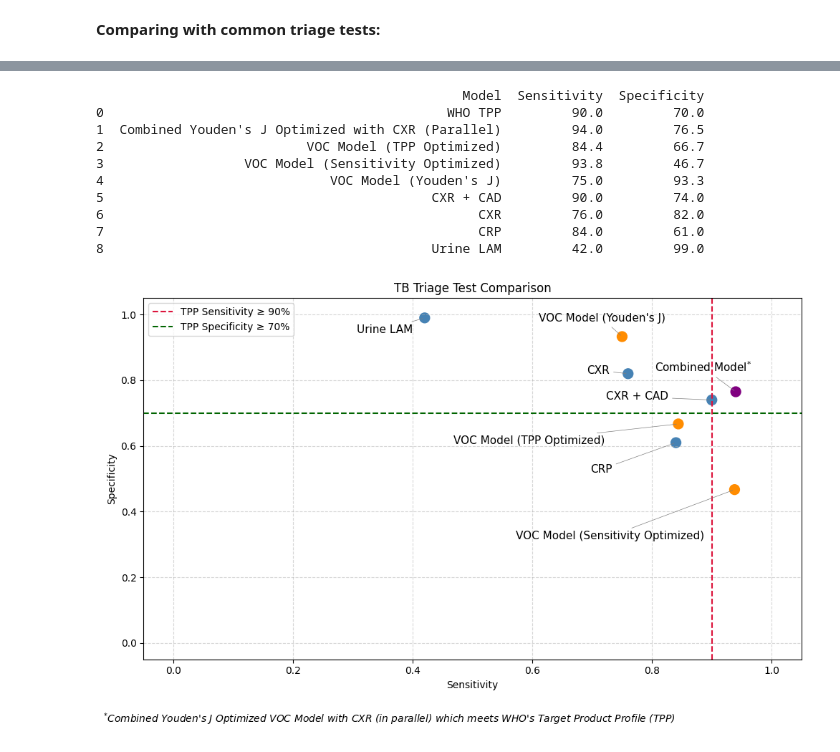
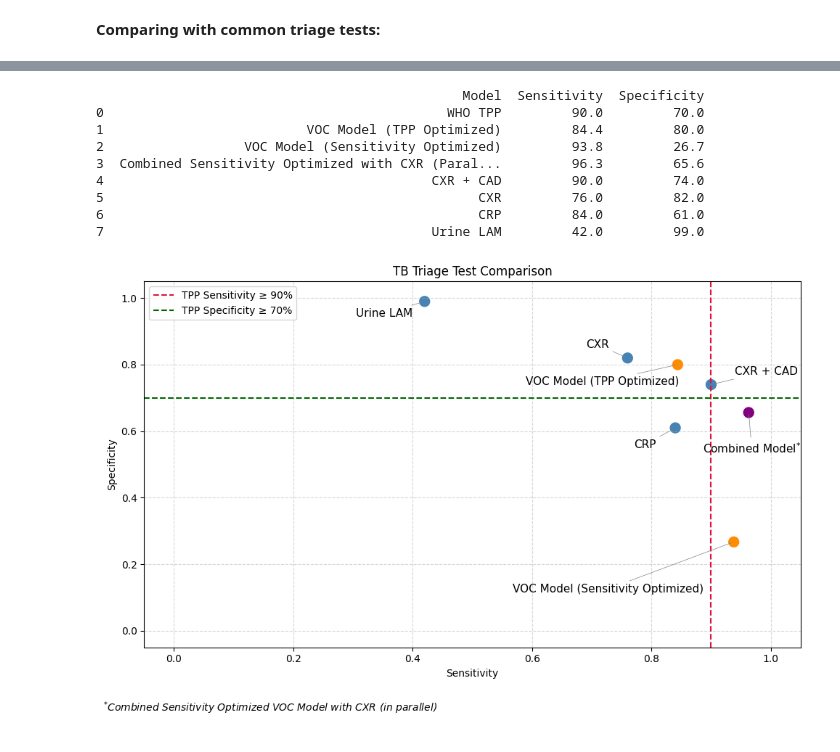
Before and after one commit to tyst-ucsf/capstone-project, a Jupyter notebook: 1e_Comparison.ipynb, the cells around one changed output, grey strips where cells are left out. Cells and saved outputs as stored; diff of their text form; code cells hidden in the pictures.

```diff
--- a/1e_Comparison.ipynb
+++ b/1e_Comparison.ipynb
@@ -110,9 +98,8 @@ models = [
     {"Name": "CXR", "Sensitivity": .76, "Specificity": .82},
     {"Name": "CXR + CAD", "Sensitivity": .90, "Specificity": .74},
     {"Name": "Urine LAM", "Sensitivity": .42, "Specificity": .99},
-    {"Name": "VOC Model (TPP Optimized)", "Sensitivity": .844, "Specificity": .667},
-    {"Name": "VOC Model (Sensitivity Optimized)", "Sensitivity": .938, "Specificity": .467},
-    {"Name": "VOC Model (Youden's J)", "Sensitivity": .75, "Specificity": .933}
+    {"Name": "VOC Model (TPP Optimized)", "Sensitivity": .844, "Specificity": .800},
+    {"Name": "VOC Model (Sensitivity Optimized)", "Sensitivity": .938, "Specificity": .267}
 ]
 # %%
 # Extract for plotting
@@ -262,11 +245,10 @@ models_data = [
     {"Model": "CXR", "Sensitivity": 0.76, "Specificity": 0.82},
     {"Model": "CXR + CAD", "Sensitivity": 0.90, "Specificity": 0.74},
     {"Model": "Urine LAM", "Sensitivity": 0.42, "Specificity": 0.99},
-    {"Model": "VOC Model (TPP Optimized)", "Sensitivity": .844, "Specificity": .667},
-    {"Model": "VOC Model (Sensitivity Optimized)", "Sensitivity": .938, "Specificity": .467},
-    {"Model": "VOC Model (Youden's J)", "Sensitivity": .75, "Specificity": .933},
+    {"Model": "VOC Model (TPP Optimized)", "Sensitivity": .844, "Specificity": .800},
+    {"Model": "VOC Model (Sensitivity Optimized)", "Sensitivity": .938, "Specificity": .267},
     {"Model": "WHO TPP", "Sensitivity": 0.90, "Specificity": 0.70},
-    {"Model": "Combined Youden's J Optimized with CXR (Parallel)", "Sensitivity": .940, "Specificity": .765}
+    {"Model": "Combined Sensitivity Optimized with CXR (Parallel)", "Sensitivity": .963, "Specificity": .656}
 ]
 
 df = pd.DataFrame(models_data)
@@ -278,10 +260,9 @@ df["Specificity"] = (df["Specificity"] * 100).round(1)
 df = df[["Model", "Sensitivity", "Specificity"]]
 custom_order = [
     "WHO TPP",
-    "Combined Youden's J Optimized with CXR (Parallel)",
     "VOC Model (TPP Optimized)",
     "VOC Model (Sensitivity Optimized)",
-    "VOC Model (Youden's J)",
+    "Combined Sensitivity Optimized with CXR (Parallel)",
     "CXR + CAD",
     "CXR",
     "CRP",
@@ -297,14 +278,13 @@ summary_combined_models.to_excel("output_summary_combined_models_interpretation.
 # %% [output]
                                                Model  Sensitivity  Specificity
 0                                            WHO TPP         90.0         70.0
-1  Combined Youden's J Optimized with CXR (Parallel)         94.0         76.5
-2                          VOC Model (TPP Optimized)         84.4         66.7
-3                  VOC Model (Sensitivity Optimized)         93.8         46.7
-4                             VOC Model (Youden's J)         75.0         93.3
-5                                          CXR + CAD         90.0         74.0
-6                                                CXR         76.0         82.0
-7                                                CRP         84.0         61.0
-8                                          Urine LAM         42.0         99.0
+1                          VOC Model (TPP Optimized)         84.4         80.0
+2                  VOC Model (Sensitivity Optimized)         93.8         26.7
+3  Combined Sensitivity Optimized with CXR (Paral...         96.3         65.6
+4                                          CXR + CAD         90.0         74.0
+5                                                CXR         76.0         82.0
+6                                                CRP         84.0         61.0
+7                                          Urine LAM         42.0         99.0
 # %%
 # replotting but with comparisons, too
 filtered_models = [m for m in models_data if m["Model"] != "WHO TPP"]
@@ -325,13 +305,12 @@ for name in names:
 # did these custom for better presentation
 label_offsets = {
     "VOC Model (Sensitivity Optimized)": (-125, -50),
-    "VOC Model (TPP Optimized)": (-150, -20),
-    "VOC Model (Youden's J)": (-20, 15),
-    "CXR": (-30, 0),
-    "CRP": (-75, -30),
+    "VOC Model (TPP Optimized)": (-75, -20),
+    "CXR": (-30, 10),
+    "CRP": (-30, -20),
     "Urine LAM": (-40, -15),
-    "CXR + CAD": (-75, 0),
-    "Combined Youden's J Optimized with CXR (Parallel)": (-33, 20)
+    "CXR + CAD": (55, 10),
+    "Combined Sensitivity Optimized with CXR (Parallel)": (3, -40)
 }
 
 plt.figure(figsize=(10, 6))
@@ -341,37 +320,37 @@ center_x, center_y = 0.5, 0.5
 
 for i, name in enumerate(names):
     display_name = name
-    if name == "Combined Youden's J Optimized with CXR (Parallel)":
+    if name == "Combined Sensitivity Optimized with CXR (Parallel)":
         display_name = r"$\mathrm{Combined\ Model}^{*}$"
     dx, dy = label_offsets.get(name, (-10, -10))  # fallback offset
     plt.annotate(
         display_name,
         xy=(sensitivities[i], specificities[i]),
         xytext=(dx, dy),
         textcoords="offset points",
         ha="center",
         fontsize=11,
         arrowprops=dict(arrowstyle="-", color="gray", lw=0.5)
     )
 
 plt.axvline(.90, color="crimson", linestyle="--", label="TPP Sensitivity ≥ 90%")
 plt.axhline(.70, color="darkgreen", linestyle="--", label="TPP Specificity ≥ 70%")
 plt.xlabel("Sensitivity")
 plt.ylabel("Specificity")
 plt.title("TB Triage Test Comparison")
 plt.grid(True, linestyle="--", alpha=0.5)
 plt.legend()
 plt.figtext(
     0.01, -0.05,  # x and y in figure coords; lower y = lower on the page
-    r"$^{*}$Combined Youden's J Optimized VOC Model with CXR (in parallel) which meets WHO's Target Product Profile (TPP)",
+    r"$^{*}$Combined Sensitivity Optimized VOC Model with CXR (in parallel)",
     ha="left",
     fontsize=10,
     style="italic"
 )
 plt.xlim(xlim)
 plt.ylim(ylim)
 plt.tight_layout()
 plt.savefig("output_overall_TB_Triage_test_comparison.pdf", bbox_inches="tight")
 plt.show()
 # %% [output]
-[figure, old version]
+[figure, new version]
```
Also changed, not shown: parts of 4 cells of this notebook, 24 other files.
